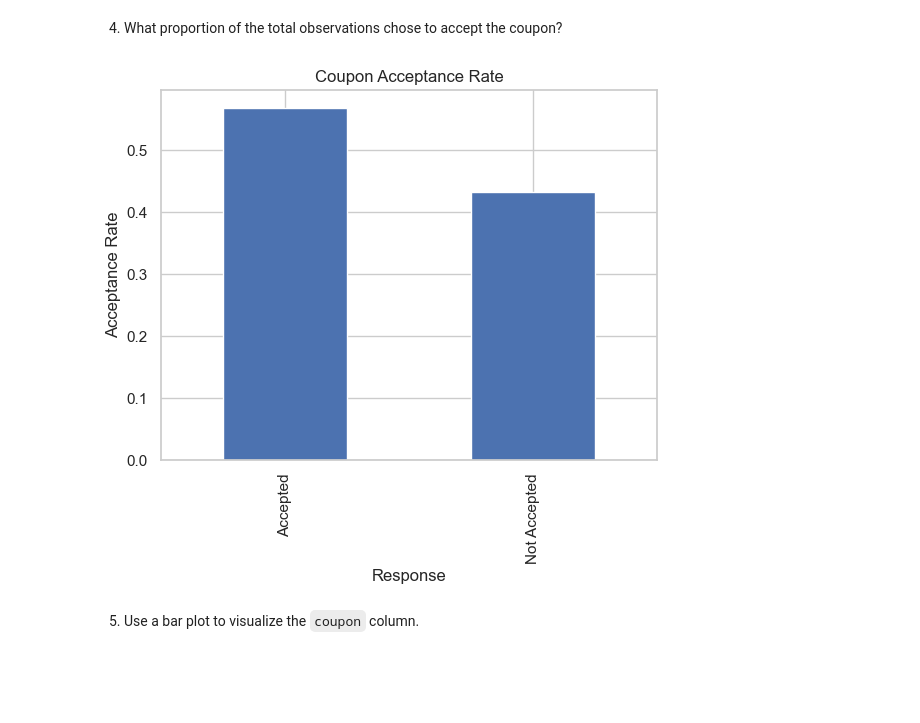
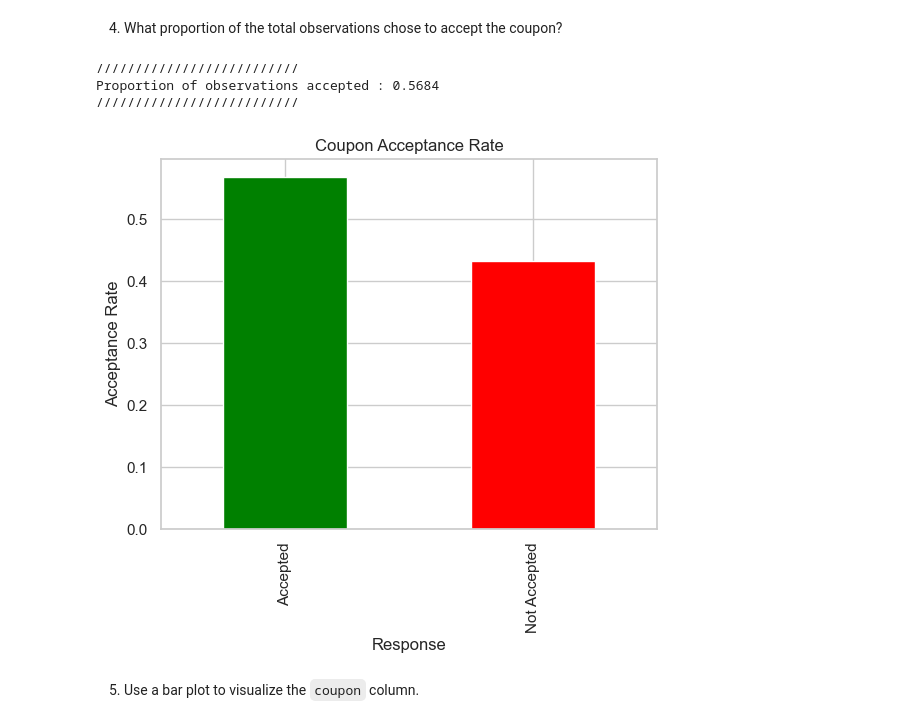
Before and after one commit to graycloudrios/In-Vehicle-Coupon-Recommendations, a Jupyter notebook: coupon-notebook.ipynb, the cells around one changed output. Saved outputs shown, nothing was run; the diff lists cells and outputs as text; code cells hidden in the pictures; blank space fills up the shorter version.

```diff
--- a/coupon-notebook.ipynb
+++ b/coupon-notebook.ipynb
@@ -138,7 +137,7 @@ print('# Fill nulls in each column with its mode - the most common value')
 for col in categorical_columns:
     if data[col].isnull().any():
         mode_value = data[col].mode()[0]
-        data.method({col: mode_value}, inplace=True)
+        data.fillna({col: mode_value}, inplace=True)
 
 
 print('===============')
@@ -219,15 +218,28 @@ memory usage: 2.5+ MB
 # %% [markdown]
 4. What proportion of the total observations chose to accept the coupon?
 # %%
+yvaluedata = data['Y'].dropna().values
+
+# use only accepted coupons
+accepted_prop = np.mean(yvaluedata == 1)
+
+print('//////////////////////////')
+print(f"Proportion of observations accepted : {accepted_prop:.4f}")
+print('//////////////////////////')
+
 # Check target distribution
 
 data['Y-Decoded'] = data['Y'].map({1: 'Accepted', 0: 'Not Accepted'})
 plot=data['Y-Decoded'].value_counts(normalize=True).plot(kind='bar',
                                                     title='Coupon Acceptance Rate',
                                                     ylabel='Acceptance Rate',
-                                                    xlabel='Response')
+                                                    xlabel='Response',
+                                                    color = ('green', 'red'))
 # %% [output]
+//////////////////////////
+Proportion of observations accepted : 0.5684
+//////////////////////////
-[figure, old version]
+[figure, new version]
 # %% [markdown]
 5. Use a bar plot to visualize the `coupon` column.
 # %%
```
Also changed, not shown: parts of 11 cells of this notebook.
